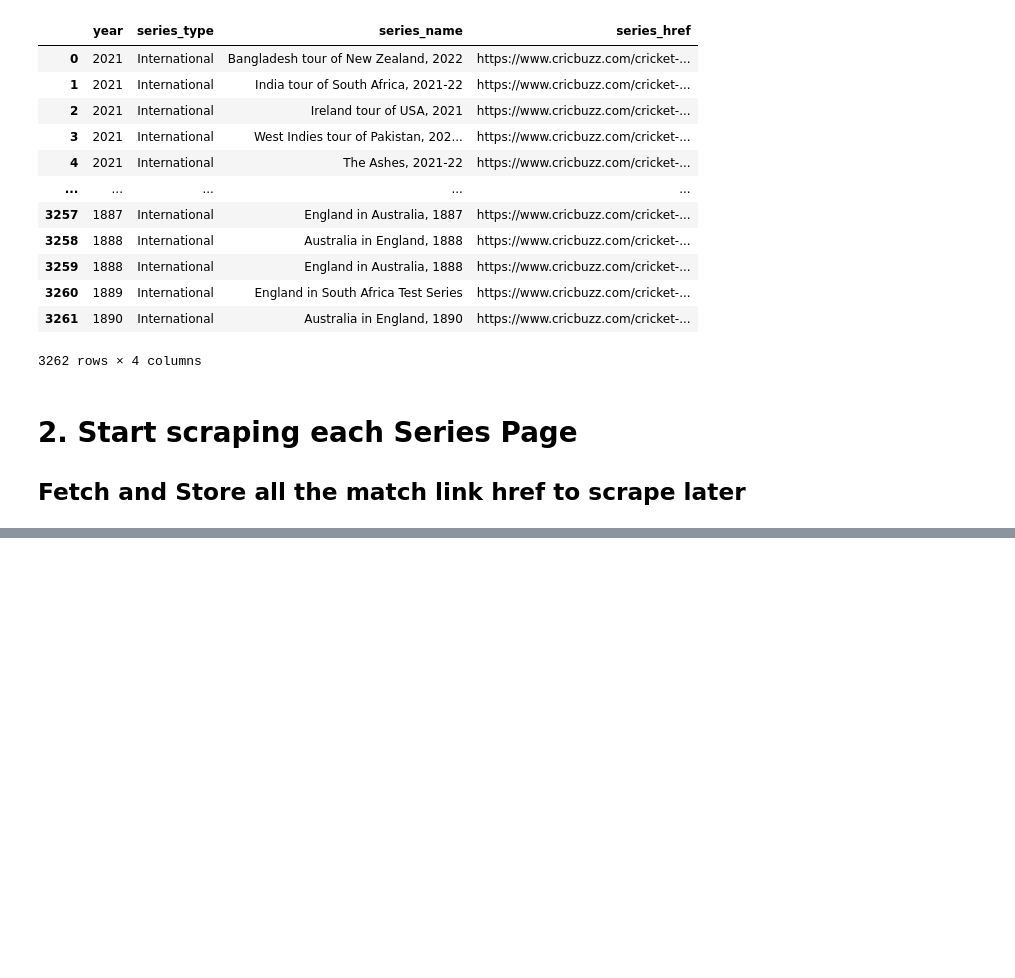
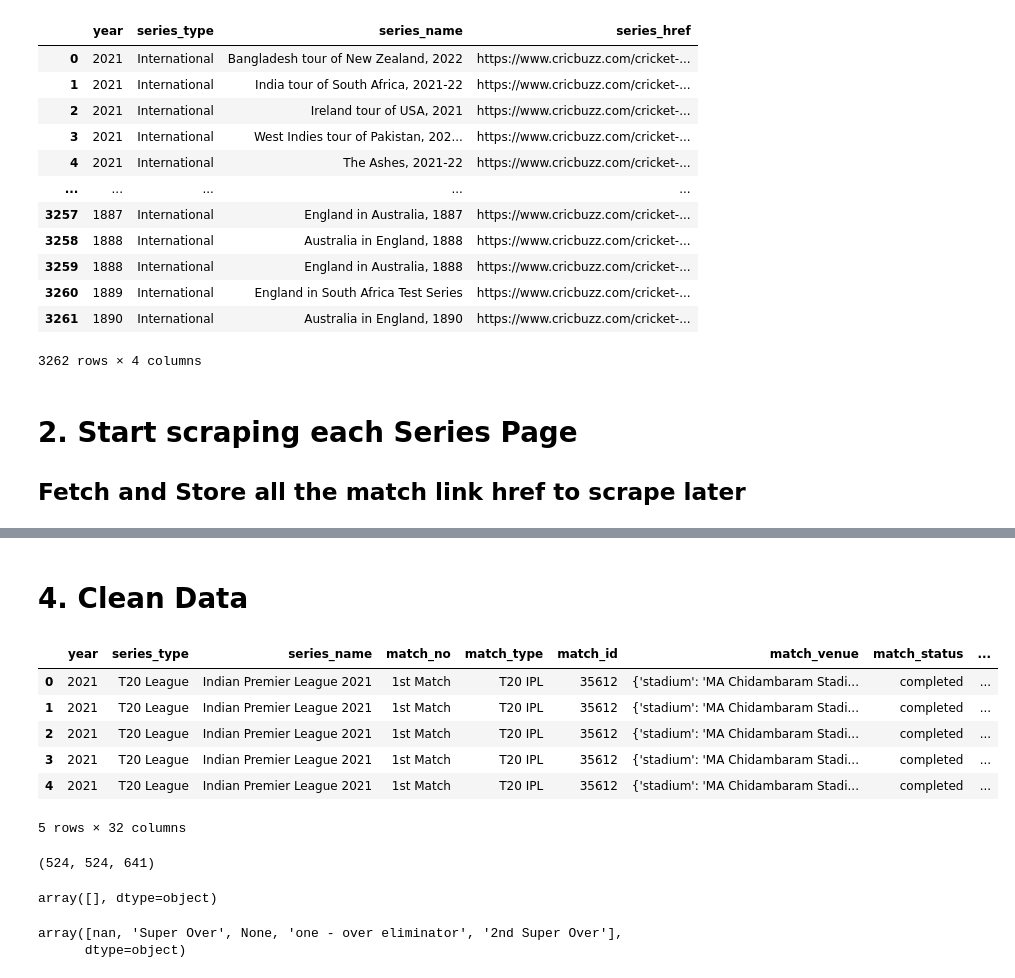
Before and after one commit to BssMsi/DreamQuant, a Jupyter notebook: scrape.ipynb, the cells around one changed output, grey strips where cells are left out. Drawn from its saved outputs; the diff is of its cells as text; code cells hidden in the pictures; blank space fills up the shorter version.

```diff
--- a/scrape.ipynb
+++ b/scrape.ipynb
@@ -296,4 +253,5 @@ match_data = match_df.to_dict(orient='records')
 # %%
+players_href = dict()
 def get_player_details(element, default_role):
   if element:
     res = []
@@ -303,18 +261,25 @@ def get_player_details(element, default_role):
       href = player.get_attribute('href')
       profile_id, name = href.lstrip('https://www.cricbuzz.com/profiles/').split('/')
       name = name.replace("-", " ").capitalize()
-      if '(c)' in txt:
+      if '(c & wk)' in txt:
+        captain = name
+        role = 'captain and wk'
+      elif '(c)' in txt:
         captain = name
         role = 'captain'
       elif '(w)' in txt or '(wk)' in txt:
         role = 'wicket_keeper'
       else:
         role = default_role
+
       res.append({
         "profile_id": profile_id,
-        "name": name,
-        "href": href,
         "role": role,
       })
+      if profile_id not in players_href:
+        players_href[profile_id] = {
+          "name": name,
+          "href": href,
+        }
     return res, captain
   return None, None
@@ -321,2 +629,39 @@ def get_player_details(element, default_role):
 # %%
 driver.quit()
+# %% [markdown]
+# 4. Clean Data
+# %%
+commentary_df = pd.DataFrame(years_series_match_commentary_data)
+commentary_df['match_id'] = commentary_df.match_id.astype(int)
+commentary_df.to_csv('supporting_cache_data/ipl_commentary_data_cleaned.csv', index=False, header=True)
+
+overs_df = pd.DataFrame(years_series_match_over_data)
+overs_df['match_id'] = commentary_df.match_id.astype(int)
+overs_df.to_csv('supporting_cache_data/ipl_over_data_cleaned.csv', index=False, header=True)
+
+players_href_df = pd.DataFrame(players_href.values())
+players_href_df['profile_id'] = players_href_df['href'].str.replace('https://www.cricbuzz.com/profiles/', '').str.split('/').str[0].astype(int)
+players_href_df.to_csv('supporting_cache_data/ipl_players_href_cleaned.csv', index=False, header=True)
+# %%
+commentary_df.head()
+# %% [output]
+|  | year | series_type | series_name | match_no | match_type | match_id | match_venue | match_status | ... |
+| 0 | 2021 | T20 League | Indian Premier League 2021 | 1st Match | T20 IPL | 35612 | {'stadium': 'MA Chidambaram Stadi... | completed | ... |
+| 1 | 2021 | T20 League | Indian Premier League 2021 | 1st Match | T20 IPL | 35612 | {'stadium': 'MA Chidambaram Stadi... | completed | ... |
+| 2 | 2021 | T20 League | Indian Premier League 2021 | 1st Match | T20 IPL | 35612 | {'stadium': 'MA Chidambaram Stadi... | completed | ... |
+| 3 | 2021 | T20 League | Indian Premier League 2021 | 1st Match | T20 IPL | 35612 | {'stadium': 'MA Chidambaram Stadi... | completed | ... |
+| 4 | 2021 | T20 League | Indian Premier League 2021 | 1st Match | T20 IPL | 35612 | {'stadium': 'MA Chidambaram Stadi... | completed | ... |
+5 rows × 32 columns
+# %%
+overs_df.match_id.astype(int).nunique(), commentary_df.match_id.astype(int).nunique(), players_href_df.profile_id.astype(int).nunique()
+# %% [output]
+(524, 524, 641)
+# %%
+overs_df[~overs_df.match_id.astype(int).isin(commentary_df.match_id.astype(int).unique())].match_id.unique()
+# %% [output]
+array([], dtype=object)
+# %%
+commentary_df.match_tie_breaker.unique()
+# %% [output]
+array([nan, 'Super Over', None, 'one - over eliminator', '2nd Super Over'],
+      dtype=object)
```
Also changed, not shown: parts of 7 cells of this notebook.
